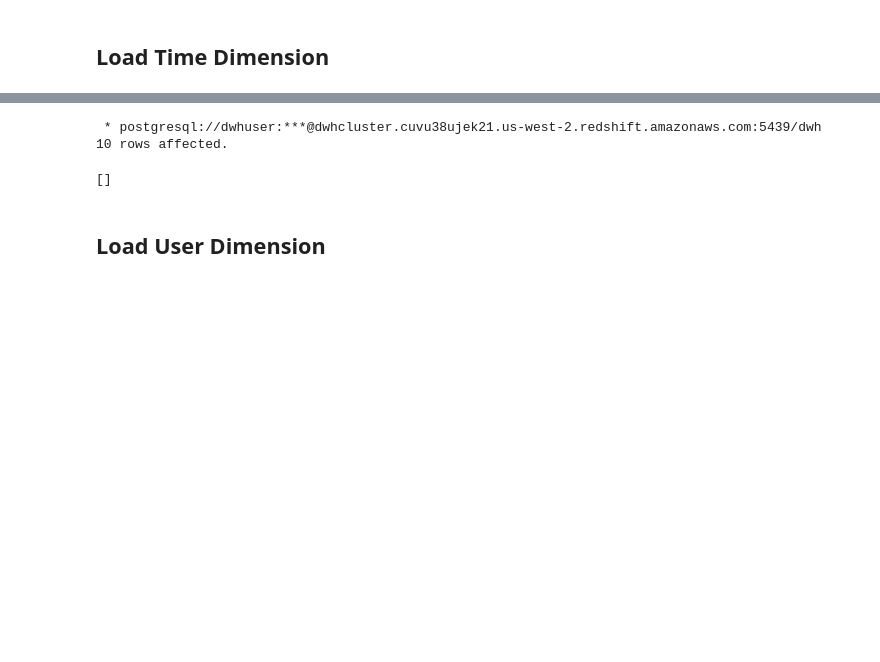
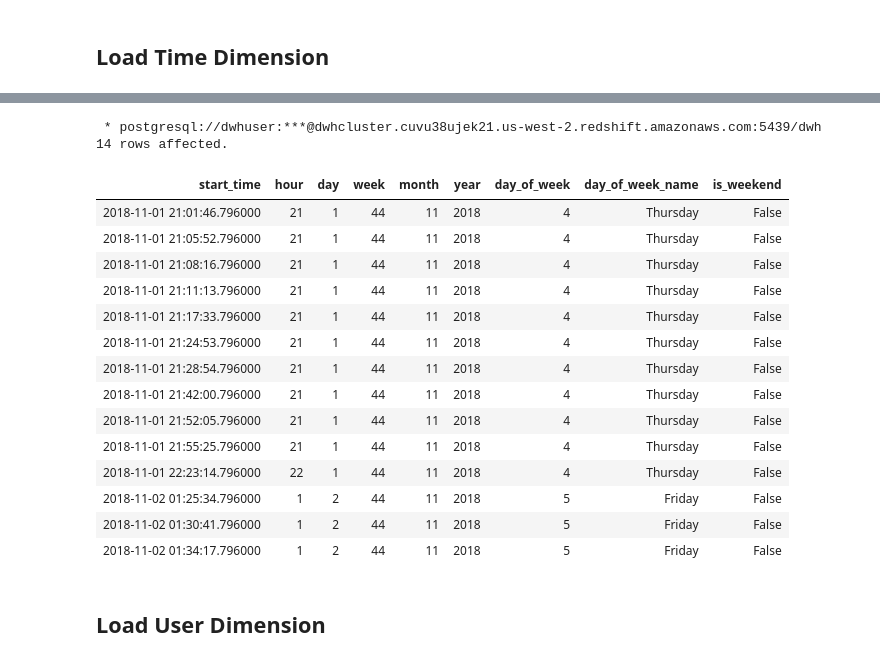
Before and after one commit to joseph-higaki/UDataEng_L03_P02_S3toRedshiftDW, a Jupyter notebook: etl_draft.ipynb, the cells around one changed output, grey strips where cells are left out. Cells and saved outputs as stored; diff of their text form; code cells hidden in the pictures; blank space fills up the shorter version.

```diff
--- a/etl_draft.ipynb
+++ b/etl_draft.ipynb
@@ -514,25 +630,27 @@ limit 10
-# %%
-%%sql
-
-insert into time
-(start_time, hour, day, week, month, year, day_name, weekday)
-select distinct
-TIMESTAMP 'epoch' + (e.ts/1000) * INTERVAL '1 Second ' as start_time,
-extract(hour from start_time) as hour,
-extract(day from start_time) as day,
-extract(week from start_time) as week,
-extract(month from start_time) as month,
-extract(year from start_time) as year,
-to_char(start_time, 'Day') as day_name,
-extract(dayofweek from start_time) in (0,6) as weekday
-from staging_sparklify.staging_events e
-where page = 'NextSong'
-order by song
-limit 10
-# %% [output]
- * postgresql://dwhuser:***@dwhcluster.cuvu38ujek21.us-west-2.redshift.amazonaws.com:5439/dwh
-10 rows affected.
-[]
+# %%
+%%sql
+
+select *
+from time
+limit 14
+# %% [output]
+ * postgresql://dwhuser:***@dwhcluster.cuvu38ujek21.us-west-2.redshift.amazonaws.com:5439/dwh
+14 rows affected.
+| start_time | hour | day | week | month | year | day_of_week | day_of_week_name | is_weekend |
+| 2018-11-01 21:01:46.796000 | 21 | 1 | 44 | 11 | 2018 | 4 | Thursday | False |
+| 2018-11-01 21:05:52.796000 | 21 | 1 | 44 | 11 | 2018 | 4 | Thursday | False |
+| 2018-11-01 21:08:16.796000 | 21 | 1 | 44 | 11 | 2018 | 4 | Thursday | False |
+| 2018-11-01 21:11:13.796000 | 21 | 1 | 44 | 11 | 2018 | 4 | Thursday | False |
+| 2018-11-01 21:17:33.796000 | 21 | 1 | 44 | 11 | 2018 | 4 | Thursday | False |
+| 2018-11-01 21:24:53.796000 | 21 | 1 | 44 | 11 | 2018 | 4 | Thursday | False |
+| 2018-11-01 21:28:54.796000 | 21 | 1 | 44 | 11 | 2018 | 4 | Thursday | False |
+| 2018-11-01 21:42:00.796000 | 21 | 1 | 44 | 11 | 2018 | 4 | Thursday | False |
+| 2018-11-01 21:52:05.796000 | 21 | 1 | 44 | 11 | 2018 | 4 | Thursday | False |
+| 2018-11-01 21:55:25.796000 | 21 | 1 | 44 | 11 | 2018 | 4 | Thursday | False |
+| 2018-11-01 22:23:14.796000 | 22 | 1 | 44 | 11 | 2018 | 4 | Thursday | False |
+| 2018-11-02 01:25:34.796000 | 1 | 2 | 44 | 11 | 2018 | 5 | Friday | False |
+| 2018-11-02 01:30:41.796000 | 1 | 2 | 44 | 11 | 2018 | 5 | Friday | False |
+| 2018-11-02 01:34:17.796000 | 1 | 2 | 44 | 11 | 2018 | 5 | Friday | False |
 # %% [markdown]
 ## Load User Dimension
 # %%
```
Also changed, not shown: parts of 12 cells of this notebook, 1 other file.
